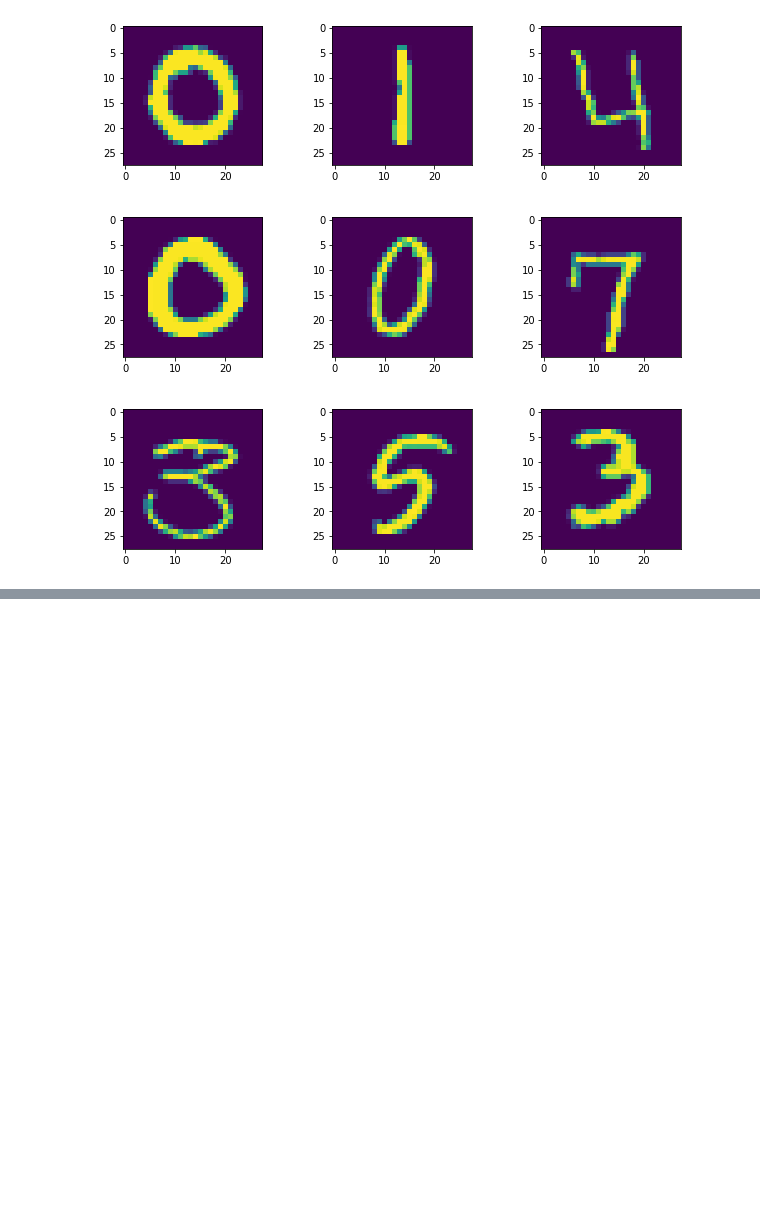
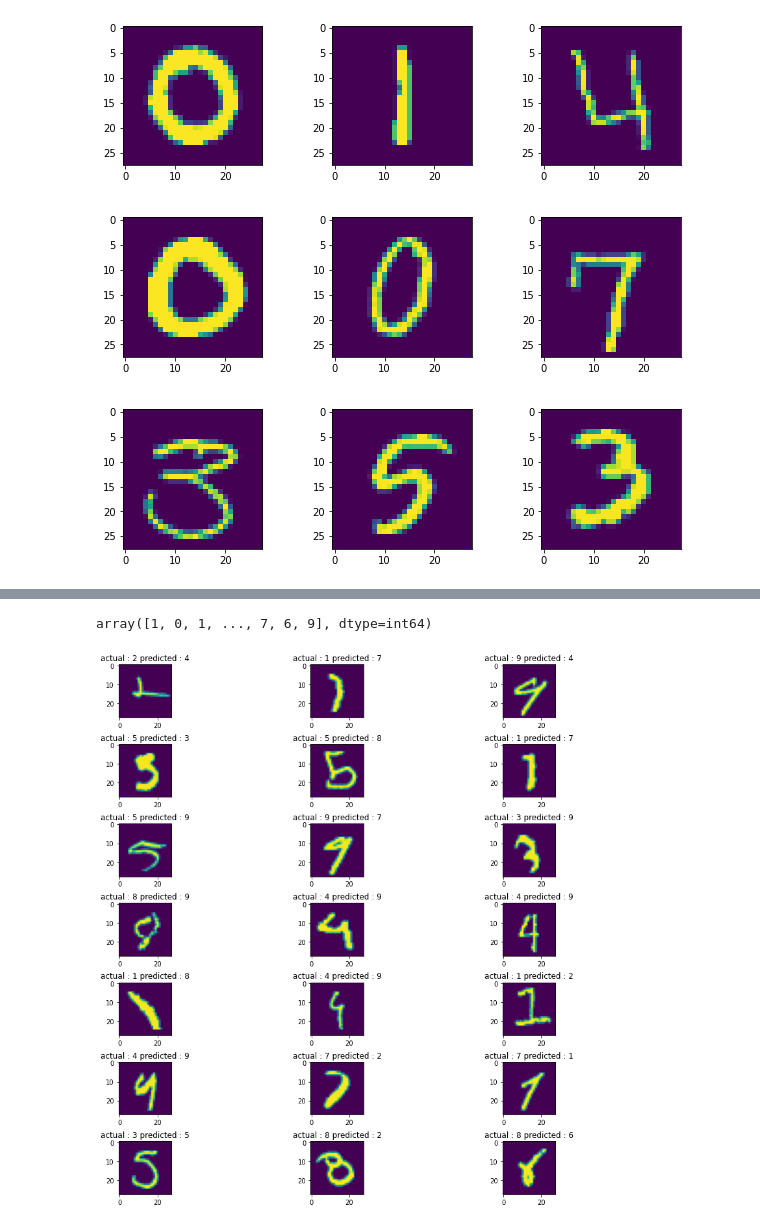
Before and after one commit to tonyrubanraj/Digit-Recognition, a Jupyter notebook: Digit Recognizer.ipynb, the cells around one changed output, grey strips where cells are left out. Cells and saved outputs as stored; diff of their text form; code cells hidden in the pictures; blank space fills up the shorter version.

```diff
--- a/Digit Recognizer.ipynb
+++ b/Digit Recognizer.ipynb
@@ -120,4 +128,23 @@ Epoch 2/2
 <keras.callbacks.History at 0x...>
+# %%
+y_train_pred = clf.predict(train_data)
+y_train = y_train_pred.argmax(axis = 1)
+# %% [output]
+array([1, 0, 1, ..., 7, 6, 9], dtype=int64)
+# %%
+indices = np.where((y_train != train_labels))[0]
+wrong_index = np.random.randint(len(indices), size = 100)
+misclassified_records = indices[wrong_index]
+# %%
+plt.figure(figsize = (15, 15))
+plt.subplots_adjust(hspace = 0.5)
+for i in range(1, 22):
+    index = misclassified_records[i]
+    plt.subplot(7, 3, i)
+    plt.title('actual : ' + str(train_labels[index]) + ' predicted : ' + str(y_train[index]))
+    plt.imshow(train_data[index])
+# %% [output]
+[figure, added]
 # %%
 history = clf.history.history
 loss_metrics = pd.DataFrame({
```
Also changed, not shown: parts of 11 cells of this notebook, 1 other file.
